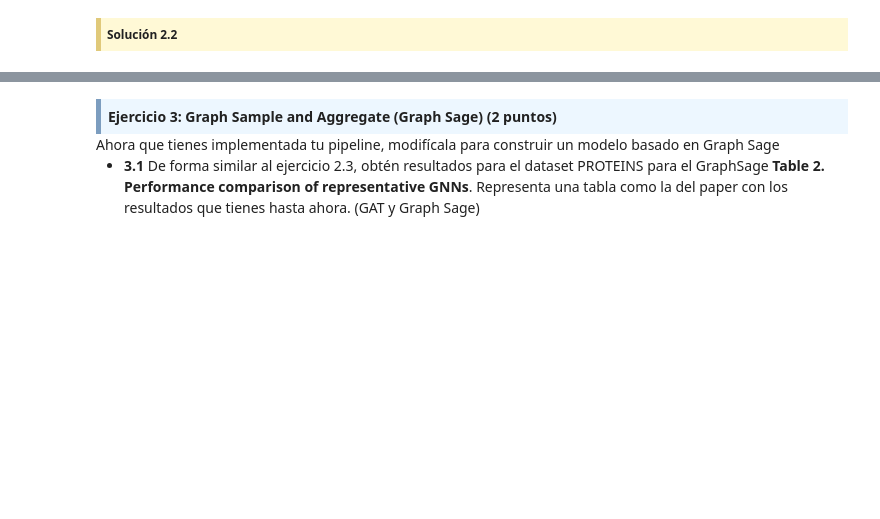
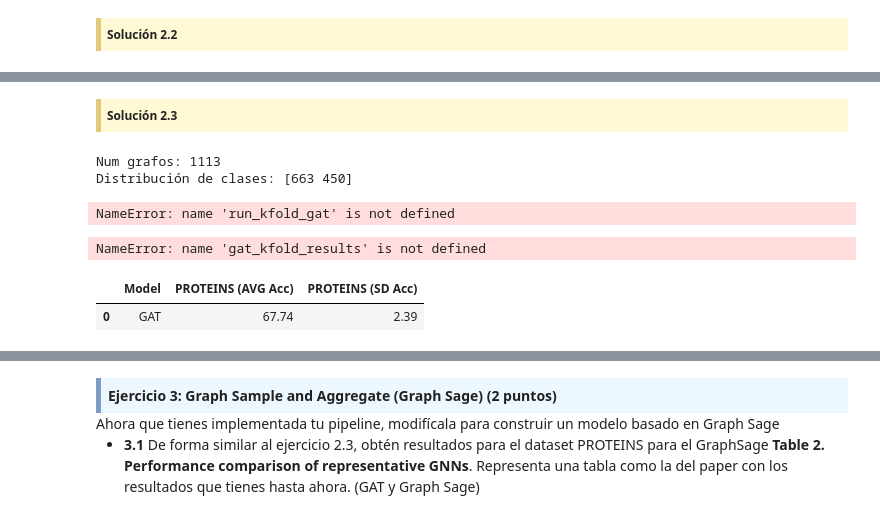
Before and after one commit to franchi2412/RedesComplejasPEC4, a Jupyter notebook: PEC4-FranciscoCastroGarcia.ipynb, the cells around one changed output, grey strips where cells are left out. Saved outputs shown, nothing was run; the diff lists cells and outputs as text; code cells hidden in the pictures; blank space fills up the shorter version.

```diff
--- a/PEC4-FranciscoCastroGarcia.ipynb
+++ b/PEC4-FranciscoCastroGarcia.ipynb
@@ -481,0 +744,25 @@ Para PROTEINS, según la Figure 6 el mejor rendimiento de GAT se obtiene con dim
+# %% [markdown]
+<div style="
+    background-color: #fff9d6;
+    border-left: 5px solid #e0c97a;
+    padding: 0.5em;
+    font-size: 0.85em;
+    line-height: 1.3;
+">
+<strong>Solución 2.3</strong>
+</div>
+# %%
+# Paso 1 Preparación (labels + StratifiedKFold)
+
+from sklearn.model_selection import StratifiedKFold
+import numpy as np
+import pandas as pd
+
+# labels por grafo (0/1)
+y_all = np.array([int(d.y.item()) for d in proteins_dataset])
+
+print("Num grafos:", len(proteins_dataset))
+print("Distribución de clases:", np.bincount(y_all))
+# %% [output]
+Num grafos: 1113
+Distribución de clases: [663 450]
@@ -481,0 +846,36 @@ Para PROTEINS, según la Figure 6 el mejor rendimiento de GAT se obtiene con dim
+# %%
+# Paso 3 — Define una “fábrica” de modelo (para reiniciar en cada fold)
+
+gat_kfold_results = run_kfold_gat(
+    dataset=proteins_dataset,
+    y_all=y_all,
+    k=5,
+    seed=42,
+    batch_size=64,
+    epochs=100,
+    lr=1e-3,
+    weight_decay=5e-4,
+    patience=15
+)
+
+gat_kfold_results
+# %% [output]
+NameError: name 'run_kfold_gat' is not defined
+# %%
+print("Val accuracy media:", gat_kfold_results["val_acc"].mean())
+print("Val accuracy std:", gat_kfold_results["val_acc"].std())
+print("Val loss media:", gat_kfold_results["val_loss"].mean())
+print("Val loss std:", gat_kfold_results["val_loss"].std())
+# %% [output]
+NameError: name 'gat_kfold_results' is not defined
+# %%
+table_2_3 = pd.DataFrame({
+    "Model": ["GAT"],
+    "PROTEINS (AVG Acc)": [f"{gat_kfold_results['val_acc'].mean()*100:.2f}"],
+    "PROTEINS (SD Acc)":  [f"{gat_kfold_results['val_acc'].std()*100:.2f}"]
+})
+
+table_2_3
+# %% [output]
+|  | Model | PROTEINS (AVG Acc) | PROTEINS (SD Acc) |
+| 0 | GAT | 67.74 | 2.39 |
```
Also changed, not shown: parts of 24 cells of this notebook, 1 other file.
